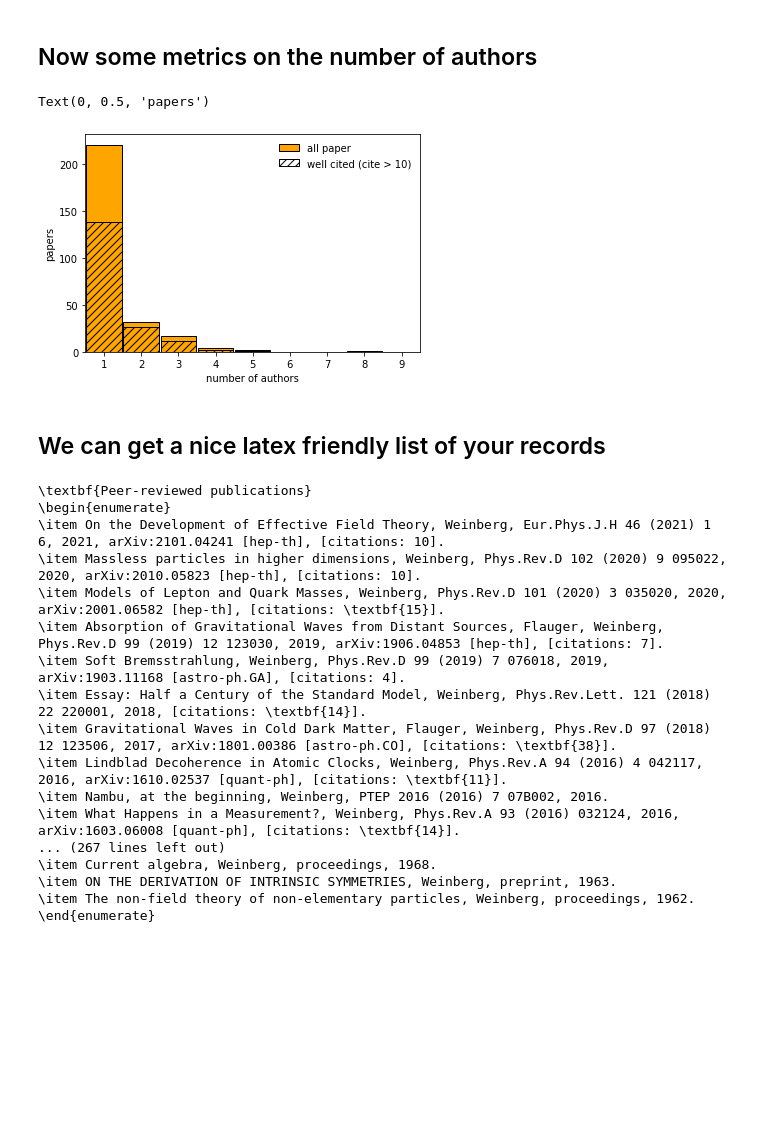
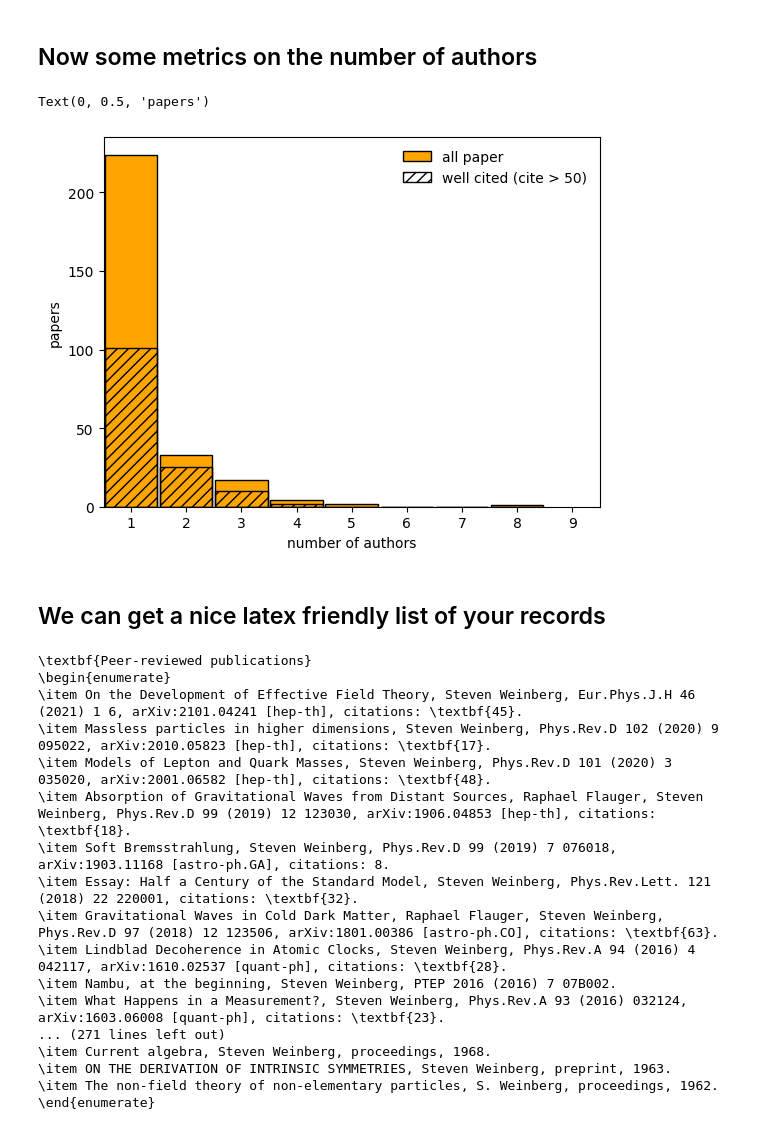
Before and after one commit to mhostert/inspy-hep, a Jupyter notebook: examples/example_1.ipynb, the cells around one changed output. Drawn from its saved outputs; the diff is of its cells as text; code cells hidden in the pictures; blank space fills up the shorter version.

Commit message:
update metadata and implement well-cited requirement in author records.

```diff
--- a/examples/example_1.ipynb
+++ b/examples/example_1.ipynb
@@ -68,0 +49,6 @@ SW.citations
+# %%
+authors = []
+authors.append(Author('Steven.Weinberg.1'))
+authors.append(Author('S.L.Glashow.1'))
+authors.append(Author('G.tHooft.1'))
+authors.append(Author('Edward.Witten.1'))
@@ -97,45 +124,45 @@ plt.savefig('plots/Weinbergs_citations.pdf')
 # %%
 nauthors = []
 nauthors_wellcited = []
-for record in SW.inspire_records.values():
+for record in authors[0].inspire_records.values():
     nauthors.append(record.author_count)
-    if record.citation_count > 10:
+    if record.citation_count > 50:
         nauthors_wellcited.append(record.author_count)
 # %%
 bins = list(range(1,10))
 plot_kwargs = {'width': 0.95}
 h = np.histogram(nauthors, bins = bins)
 h_wc = np.histogram(nauthors_wellcited, bins = bins)
 plt.bar(h[1][:-1], h[0], fc='orange', ec='black', label=r'all paper', **plot_kwargs)
-plt.bar(h_wc[1][:-1], h_wc[0], fc='None', ec='black', hatch='///', label=r'well cited (cite > 10)', **plot_kwargs)
+plt.bar(h_wc[1][:-1], h_wc[0], fc='None', ec='black', hatch='///', label=r'well cited (cite > 50)', **plot_kwargs)
 plt.legend(loc='upper right',frameon=False)
 plt.xlabel(r'number of authors')
 plt.xticks(bins)
 plt.xlim(0.5,9.5)
 plt.ylabel(r'papers')
 # %% [output]
 Text(0, 0.5, 'papers')
-[figure, old version]
+[figure, new version]
 # %% [markdown]
 ## We can get a nice latex friendly list of your records
 # %%
-print(SW.nice_publication_list(latex_itemize=True, split_peer_review=True))
+print(authors[0].nice_publication_list(latex_itemize=True, split_peer_review=True))
 # %% [output]
 \textbf{Peer-reviewed publications}
 \begin{enumerate}
-\item On the Development of Effective Field Theory, Weinberg, Eur.Phys.J.H 46 (2021) 1 6, 2021, arXiv:2101.04241 [hep-th], [citations: 10].
-\item Massless particles in higher dimensions, Weinberg, Phys.Rev.D 102 (2020) 9 095022, 2020, arXiv:2010.05823 [hep-th], [citations: 10].
-\item Models of Lepton and Quark Masses, Weinberg, Phys.Rev.D 101 (2020) 3 035020, 2020, arXiv:2001.06582 [hep-th], [citations: \textbf{15}].
-\item Absorption of Gravitational Waves from Distant Sources, Flauger, Weinberg, Phys.Rev.D 99 (2019) 12 123030, 2019, arXiv:1906.04853 [hep-th], [citations: 7].
-\item Soft Bremsstrahlung, Weinberg, Phys.Rev.D 99 (2019) 7 076018, 2019, arXiv:1903.11168 [astro-ph.GA], [citations: 4].
-\item Essay: Half a Century of the Standard Model, Weinberg, Phys.Rev.Lett. 121 (2018) 22 220001, 2018, [citations: \textbf{14}].
-\item Gravitational Waves in Cold Dark Matter, Flauger, Weinberg, Phys.Rev.D 97 (2018) 12 123506, 2017, arXiv:1801.00386 [astro-ph.CO], [citations: \textbf{38}].
-\item Lindblad Decoherence in Atomic Clocks, Weinberg, Phys.Rev.A 94 (2016) 4 042117, 2016, arXiv:1610.02537 [quant-ph], [citations: \textbf{11}].
-\item Nambu, at the beginning, Weinberg, PTEP 2016 (2016) 7 07B002, 2016.
-\item What Happens in a Measurement?, Weinberg, Phys.Rev.A 93 (2016) 032124, 2016, arXiv:1603.06008 [quant-ph], [citations: \textbf{14}].
-... (267 lines left out)
-\item Current algebra, Weinberg, proceedings, 1968.
-\item ON THE DERIVATION OF INTRINSIC SYMMETRIES, Weinberg, preprint, 1963.
-\item The non-field theory of non-elementary particles, Weinberg, proceedings, 1962.
+\item On the Development of Effective Field Theory, Steven Weinberg, Eur.Phys.J.H 46 (2021) 1 6, arXiv:2101.04241 [hep-th], citations: \textbf{45}.
+\item Massless particles in higher dimensions, Steven Weinberg, Phys.Rev.D 102 (2020) 9 095022, arXiv:2010.05823 [hep-th], citations: \textbf{17}.
+\item Models of Lepton and Quark Masses, Steven Weinberg, Phys.Rev.D 101 (2020) 3 035020, arXiv:2001.06582 [hep-th], citations: \textbf{48}.
+\item Absorption of Gravitational Waves from Distant Sources, Raphael Flauger, Steven Weinberg, Phys.Rev.D 99 (2019) 12 123030, arXiv:1906.04853 [hep-th], citations: \textbf{18}.
+\item Soft Bremsstrahlung, Steven Weinberg, Phys.Rev.D 99 (2019) 7 076018, arXiv:1903.11168 [astro-ph.GA], citations: 8.
+\item Essay: Half a Century of the Standard Model, Steven Weinberg, Phys.Rev.Lett. 121 (2018) 22 220001, citations: \textbf{32}.
+\item Gravitational Waves in Cold Dark Matter, Raphael Flauger, Steven Weinberg, Phys.Rev.D 97 (2018) 12 123506, arXiv:1801.00386 [astro-ph.CO], citations: \textbf{63}.
+\item Lindblad Decoherence in Atomic Clocks, Steven Weinberg, Phys.Rev.A 94 (2016) 4 042117, arXiv:1610.02537 [quant-ph], citations: \textbf{28}.
+\item Nambu, at the beginning, Steven Weinberg, PTEP 2016 (2016) 7 07B002.
+\item What Happens in a Measurement?, Steven Weinberg, Phys.Rev.A 93 (2016) 032124, arXiv:1603.06008 [quant-ph], citations: \textbf{23}.
+... (271 lines left out)
+\item Current algebra, Steven Weinberg, proceedings, 1968.
+\item ON THE DERIVATION OF INTRINSIC SYMMETRIES, Steven Weinberg, preprint, 1963.
+\item The non-field theory of non-elementary particles, S. Weinberg, proceedings, 1962.
 \end{enumerate}
 # %%
```
Also changed, not shown: parts of 12 cells of this notebook, 10 other files.
